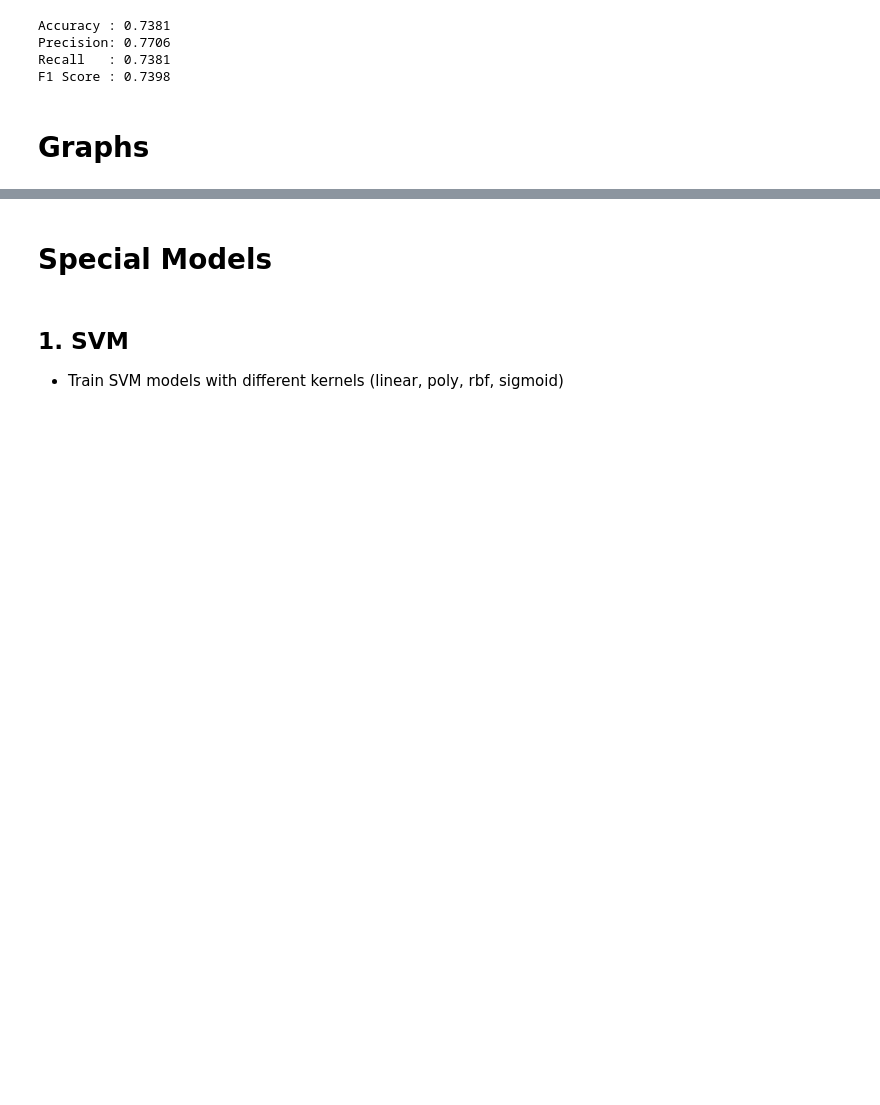
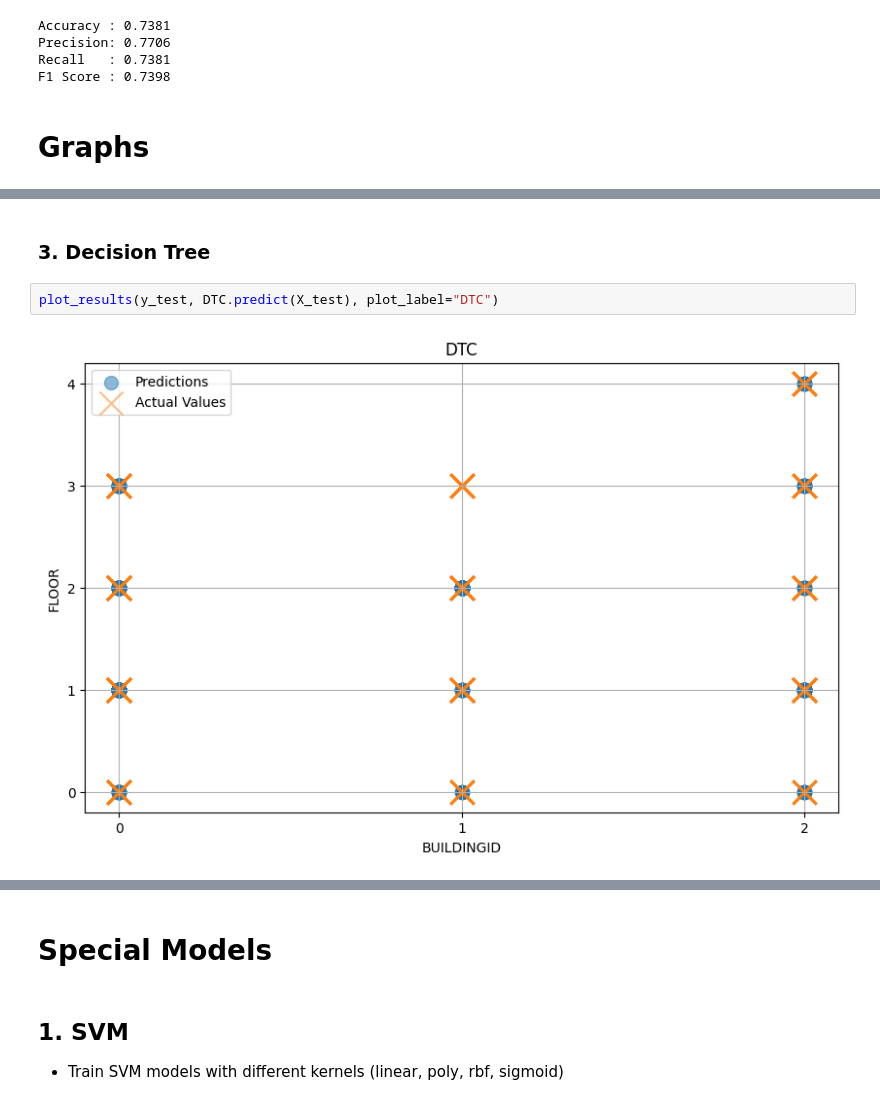
Before and after one commit to isurushanaka/ICARC2025-Tutorial, a Jupyter notebook: Tutorial.ipynb, the cells around one changed output, grey strips where cells are left out. Saved outputs shown, nothing was run; the diff lists cells and outputs as text; blank space fills up the shorter version.

```diff
--- a/Tutorial.ipynb
+++ b/Tutorial.ipynb
@@ -415,0 +458,6 @@ AttributeError: 'numpy.ndarray' object has no attribute 'type'
+# %% [markdown]
+### 3. Decision Tree
+# %%
+plot_results(y_test, DTC.predict(X_test), plot_label="DTC")
+# %% [output]
+[figure, added]
```
Also changed, not shown: parts of 20 cells of this notebook.
